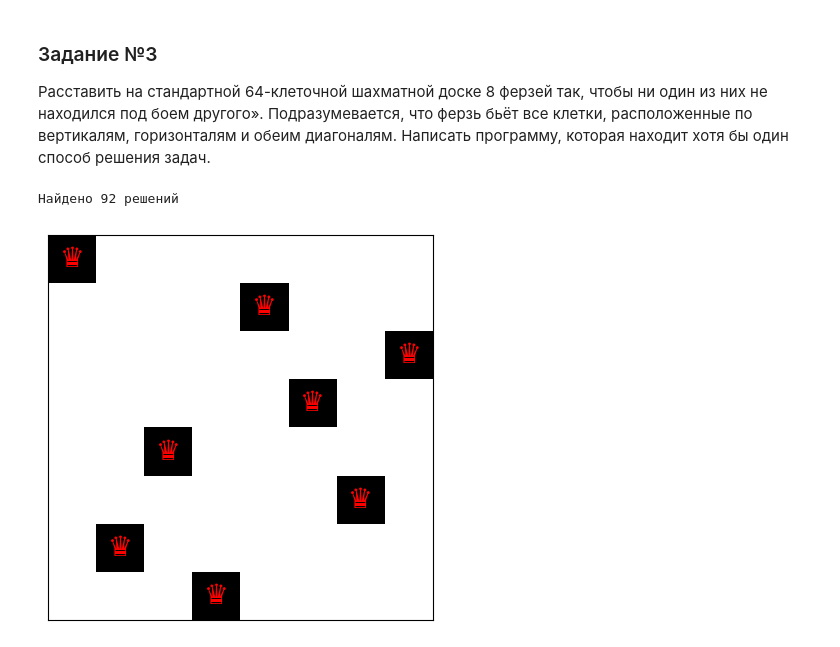
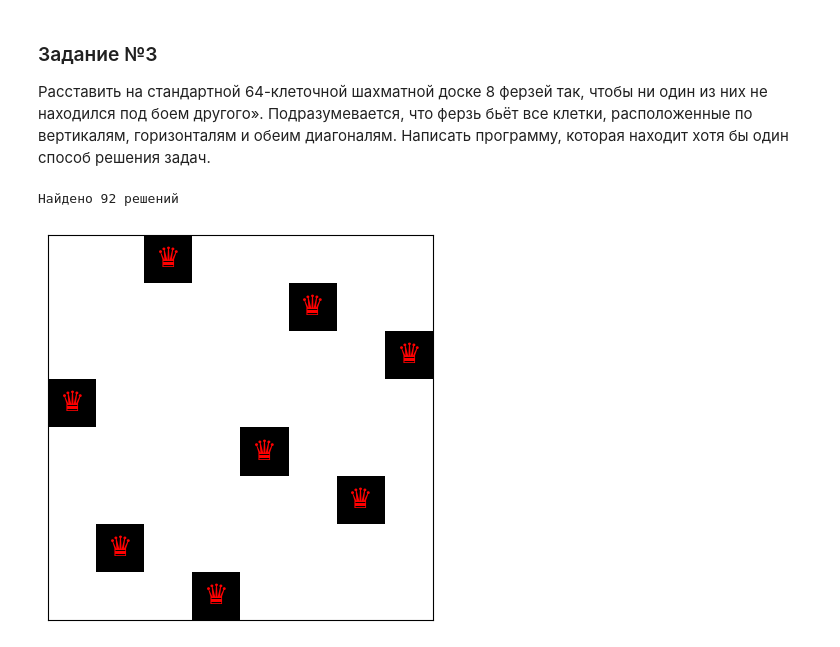
Before and after one commit to profitroli4/mtuci_SIAOD, a Jupyter notebook: lab4/Лабораторная_работа_4_Методы_поиска_.ipynb, the cells around one changed output. Saved outputs shown, nothing was run; the diff lists cells and outputs as text; code cells hidden in the pictures.

```diff
--- a/lab4/Лабораторная_работа_4_Методы_поиска_.ipynb
+++ b/lab4/Лабораторная_работа_4_Методы_поиска_.ipynb
@@ -218,32 +218,32 @@ def solve_n_queens(n, row=0, board=[]):
     solutions = []
     for col in range(n):
         if is_safe(board, row, col, n):
             board.append(col)
             solutions.extend(solve_n_queens(n, row + 1, board))
             board.pop()
     return solutions
 
 def draw_chessboard(solution):
     board = np.zeros((8, 8))
     for row, col in enumerate(solution):
         board[row, col] = 1
 
     fig, ax = plt.subplots(figsize=(5, 5))
     ax.matshow(board, cmap=plt.cm.gray_r)
 
     for i in range(8):
         for j in range(8):
             if board[i, j] == 1:
                 ax.text(j, i, '♛', ha='center', va='center', fontsize=20, color='red')
 
     plt.xticks([])
     plt.yticks([])
     plt.show()
 
 solutions = solve_n_queens(8)
 print(f"Найдено {len(solutions)} решений")
 
-draw_chessboard(solutions[0])
+draw_chessboard(solutions[23])
 # %% [output]
 Найдено 92 решений
-[figure, old version]
+[figure, new version]
```
Also changed, not shown: parts of 1 cell of this notebook, 4 other files.
